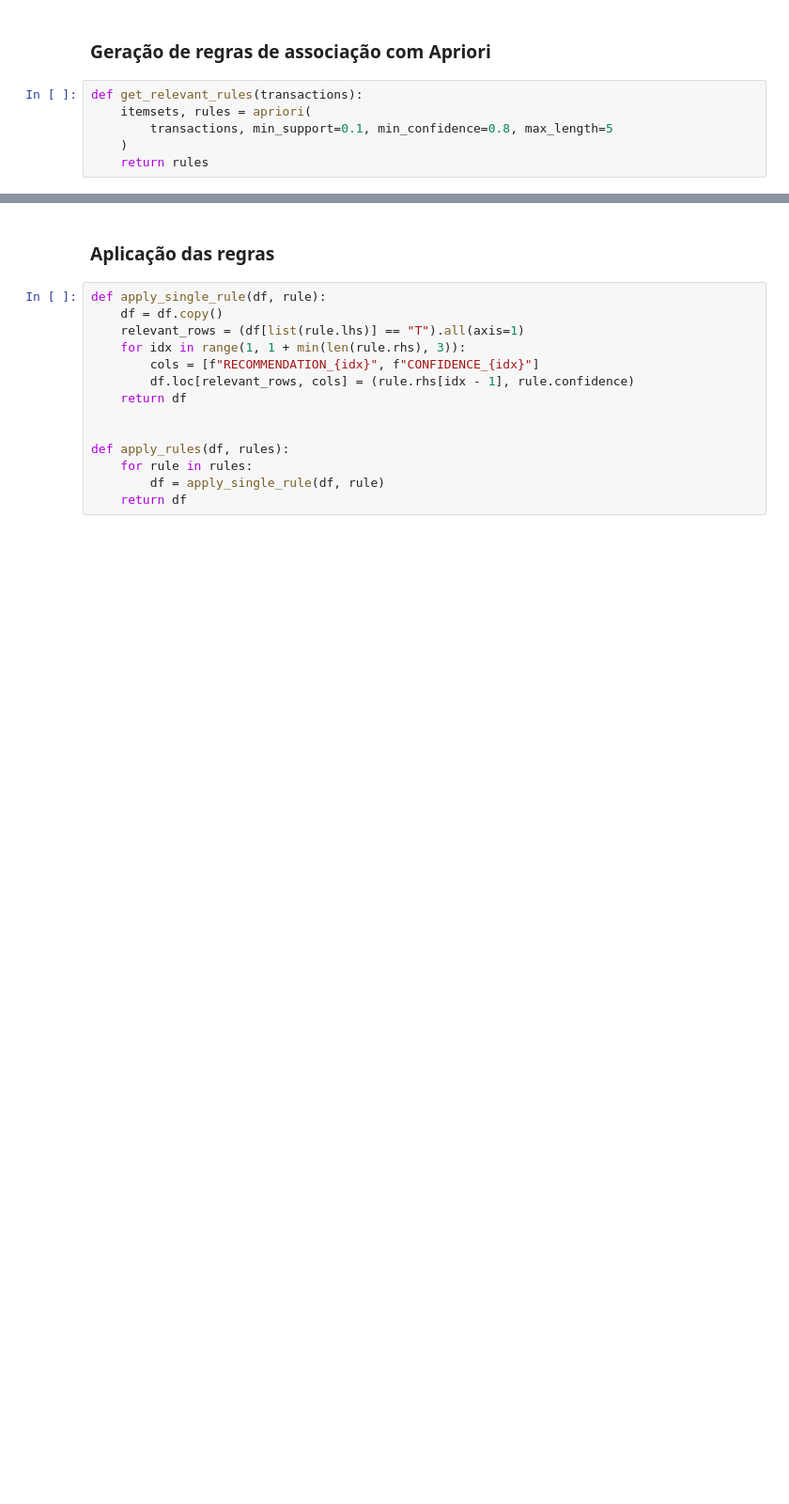
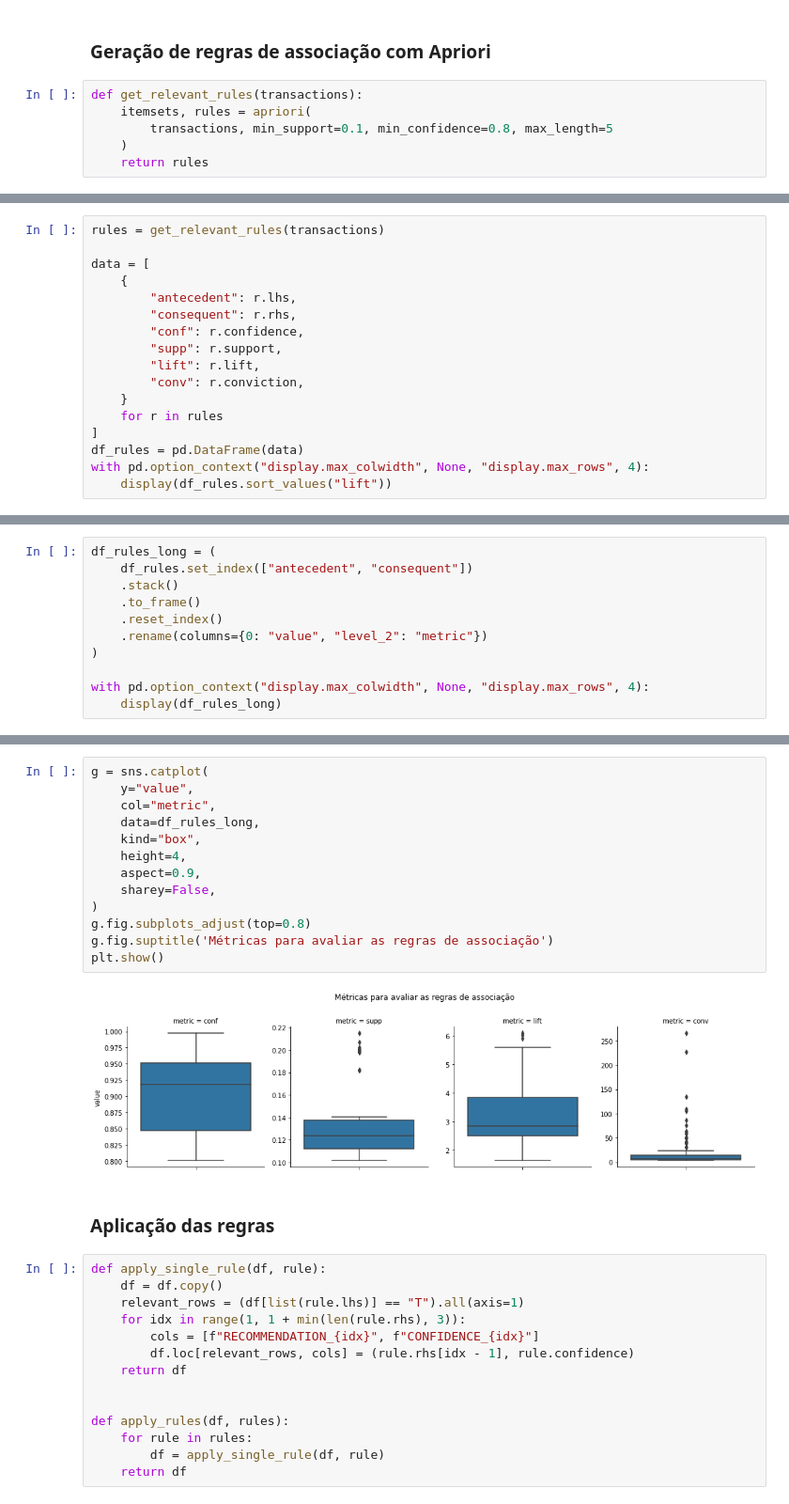
Before and after one commit to he7d3r/maratona-behind-the-code-2021, a Jupyter notebook: 3-gft/solução/notebook.ipynb, the cells around one changed output, grey strips where cells are left out. Shown: that part at 94% size. Saved outputs shown, nothing was run; the diff lists cells and outputs as text; blank space fills up the shorter version.

Commit message:
Visualize evaluation metrics for the rules

```diff
--- a/3-gft/solução/notebook.ipynb
+++ b/3-gft/solução/notebook.ipynb
@@ -248,0 +242,17 @@ Exemplo:
+# %%
+rules = get_relevant_rules(transactions)
+
+data = [
+    {
+        "antecedent": r.lhs,
+        "consequent": r.rhs,
+        "conf": r.confidence,
+        "supp": r.support,
+        "lift": r.lift,
+        "conv": r.conviction,
+    }
+    for r in rules
+]
+df_rules = pd.DataFrame(data)
+with pd.option_context("display.max_colwidth", None, "display.max_rows", 4):
+    display(df_rules.sort_values("lift"))
@@ -248,0 +267,11 @@ Exemplo:
+# %%
+df_rules_long = (
+    df_rules.set_index(["antecedent", "consequent"])
+    .stack()
+    .to_frame()
+    .reset_index()
+    .rename(columns={0: "value", "level_2": "metric"})
+)
+
+with pd.option_context("display.max_colwidth", None, "display.max_rows", 4):
+    display(df_rules_long)
@@ -249,3 +286,18 @@ Exemplo:
+# %%
+g = sns.catplot(
+    y="value",
+    col="metric",
+    data=df_rules_long,
+    kind="box",
+    height=4,
+    aspect=0.9,
+    sharey=False,
+)
+g.fig.subplots_adjust(top=0.8)
+g.fig.suptitle('Métricas para avaliar as regras de associação')
+plt.show()
+# %% [output]
+[figure, added]
 # %% [markdown]
 ### Aplicação das regras
 # %%
```
Also changed, not shown: parts of 4 cells of this notebook.
